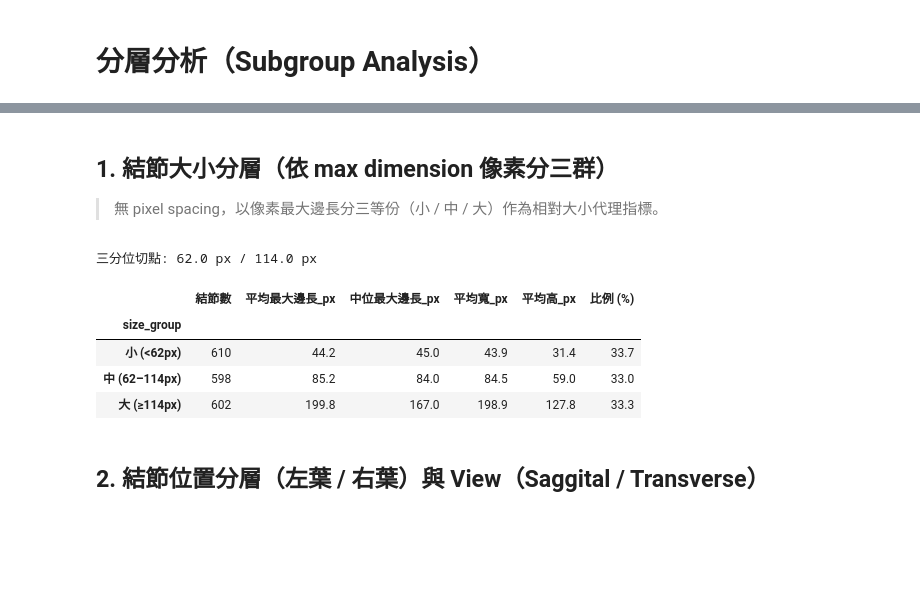
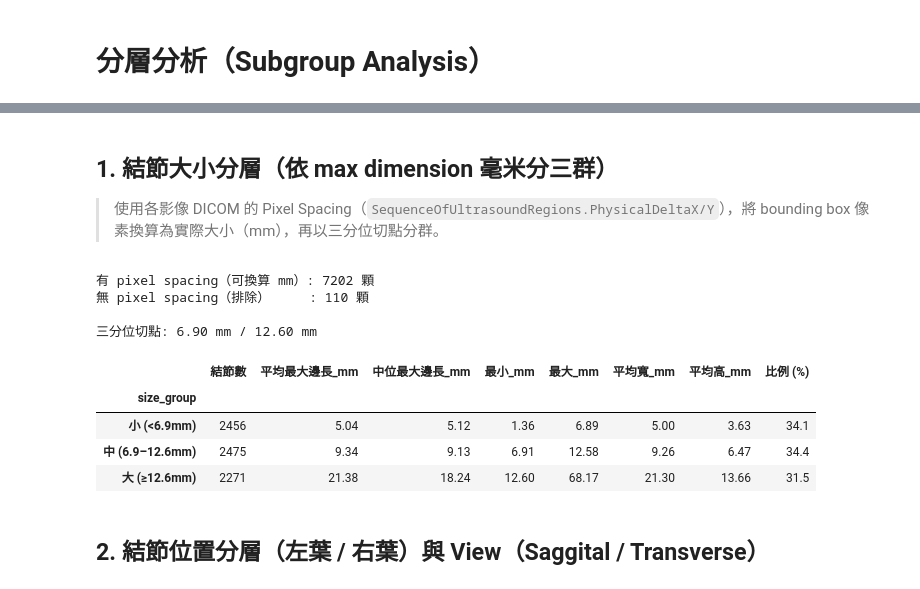
Before and after one commit to fenofista/thyroid, a Jupyter notebook: data_analyzation.ipynb, the cells around one changed output, grey strips where cells are left out. Cells and saved outputs as stored; diff of their text form; code cells hidden in the pictures; blank space fills up the shorter version.

```diff
--- a/data_analyzation.ipynb
+++ b/data_analyzation.ipynb
@@ -3,4 +3,6 @@ import pandas as pd
 import numpy as np
 # %%
 data_df = pd.read_csv("yolo_data/all_csv_files/combined_dataset_info_v5.csv")
+# %%
+train_or_test = "train"
 # %%
@@ -212,7 +256,7 @@ label_dir = 'yolo_data/all_data_nodule_normal_cut_od/labels'
 image_dir = 'yolo_data/all_data_nodule_normal_cut_od/images'
 
 csv_df = pd.read_csv('yolo_data/all_csv_files/combined_dataset_info_v5.csv')
-cg = csv_df[(csv_df['dataset'] == 'CG') & (csv_df['train_or_test'] == 'test')].copy()
+cg = csv_df[(csv_df['dataset'] == 'CG') & (csv_df['train_or_test'] == train_or_test)].copy()
 nodule_cg = cg[cg['nodule_type'] != 'none'].copy()
 
 # 從 label 檔逐顆結節建立 DataFrame
@@ -249,35 +372,53 @@ CG test 結節 instances 總數: 1810
 # %% [markdown]
-## 1. 結節大小分層（依 max dimension 像素分三群）
+## 1. 結節大小分層（依 max dimension 毫米分三群）
 
-> 無 pixel spacing，以像素最大邊長分三等份（小 / 中 / 大）作為相對大小代理指標。
+> 使用各影像 DICOM 的 Pixel Spacing（`SequenceOfUltrasoundRegions.PhysicalDeltaX/Y`），將 bounding box 像素換算為實際大小（mm），再以三分位切點分群。
 # %%
-q33 = nodule_df['max_dim_px'].quantile(1/3)
-q67 = nodule_df['max_dim_px'].quantile(2/3)
+# 只用有 pixel spacing 的結節做分層
+nodule_mm = nodule_df[nodule_df['max_dim_mm'].notna()].copy()
+no_spacing = nodule_df[nodule_df['max_dim_mm'].isna()]
+print(f'有 pixel spacing（可換算 mm）: {len(nodule_mm)} 顆')
+print(f'無 pixel spacing（排除）     : {len(no_spacing)} 顆\n')
 
-nodule_df['size_group'] = pd.cut(
-    nodule_df['max_dim_px'],
+# q33 = nodule_mm['max_dim_mm'].quantile(1/3)
+# q67 = nodule_mm['max_dim_mm'].quantile(2/3)
+q33 = 6.9
+q67 = 12.6
+nodule_mm['size_group'] = pd.cut(
+    nodule_mm['max_dim_mm'],
     bins=[0, q33, q67, np.inf],
-    labels=[f'小 (<{q33:.0f}px)', f'中 ({q33:.0f}–{q67:.0f}px)', f'大 (≥{q67:.0f}px)']
+    labels=[f'小 (<{q33:.1f}mm)', f'中 ({q33:.1f}–{q67:.1f}mm)', f'大 (≥{q67:.1f}mm)']
 )
 
-size_stats = nodule_df.groupby('size_group', observed=True).agg(
-    結節數=('max_dim_px', 'count'),
-    平均最大邊長_px=('max_dim_px', 'mean'),
-    中位最大邊長_px=('max_dim_px', 'median'),
-    平均寬_px=('w_px', 'mean'),
-    平均高_px=('h_px', 'mean'),
-).round(1)
+# 同步更新 nodule_df 的 size_group（供後續交叉表使用）
+nodule_df = nodule_df.merge(
+    nodule_mm[['file_name', 'cx', 'size_group']],
+    on=['file_name', 'cx'], how='left'
+)
+
+size_stats = nodule_mm.groupby('size_group', observed=True).agg(
+    結節數=('max_dim_mm', 'count'),
+    平均最大邊長_mm=('max_dim_mm', 'mean'),
+    中位最大邊長_mm=('max_dim_mm', 'median'),
+    最小_mm=('max_dim_mm', 'min'),
+    最大_mm=('max_dim_mm', 'max'),
+    平均寬_mm=('w_mm', 'mean'),
+    平均高_mm=('h_mm', 'mean'),
+).round(2)
 size_stats['比例 (%)'] = (size_stats['結節數'] / size_stats['結節數'].sum() * 100).round(1)
 
-print(f'三分位切點: {q33:.1f} px / {q67:.1f} px\n')
+print(f'三分位切點: {q33:.2f} mm / {q67:.2f} mm\n')
 display(size_stats)
 # %% [output]
-三分位切點: 62.0 px / 114.0 px
+有 pixel spacing（可換算 mm）: 7202 顆
+無 pixel spacing（排除）     : 110 顆
+
+三分位切點: 6.90 mm / 12.60 mm
-|  | 結節數 | 平均最大邊長_px | 中位最大邊長_px | 平均寬_px | 平均高_px | 比例 (%) |
-| size_group |  |  |  |  |  |  |
-| 小 (<62px) | 610 | 44.2 | 45.0 | 43.9 | 31.4 | 33.7 |
-| 中 (62–114px) | 598 | 85.2 | 84.0 | 84.5 | 59.0 | 33.0 |
-| 大 (≥114px) | 602 | 199.8 | 167.0 | 198.9 | 127.8 | 33.3 |
+|  | 結節數 | 平均最大邊長_mm | 中位最大邊長_mm | 最小_mm | 最大_mm | 平均寬_mm | 平均高_mm | 比例 (%) |
+| size_group |  |  |  |  |  |  |  |  |
+| 小 (<6.9mm) | 2456 | 5.04 | 5.12 | 1.36 | 6.89 | 5.00 | 3.63 | 34.1 |
+| 中 (6.9–12.6mm) | 2475 | 9.34 | 9.13 | 6.91 | 12.58 | 9.26 | 6.47 | 34.4 |
+| 大 (≥12.6mm) | 2271 | 21.38 | 18.24 | 12.60 | 68.17 | 21.30 | 13.66 | 31.5 |
 # %% [markdown]
 ## 2. 結節位置分層（左葉 / 右葉）與 View（Saggital / Transverse）
 # %%
```
Also changed, not shown: parts of 19 cells of this notebook, 4 other files.
